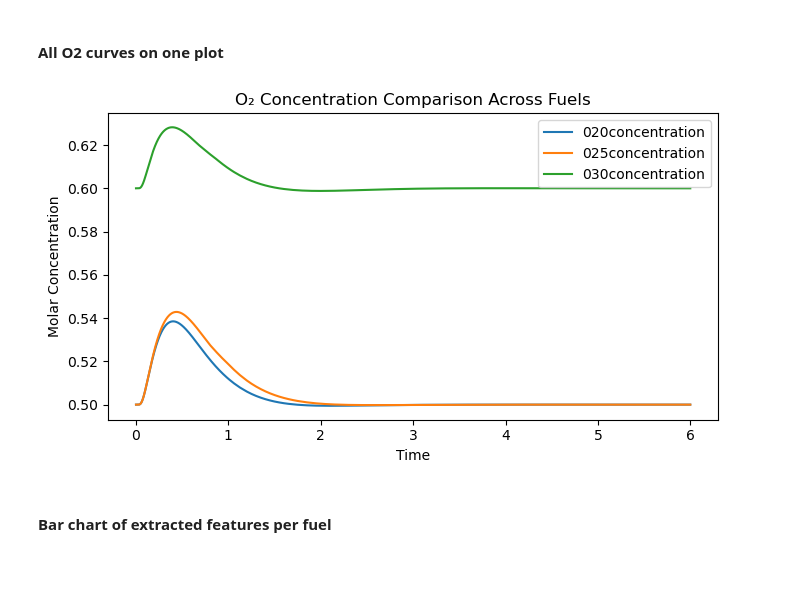
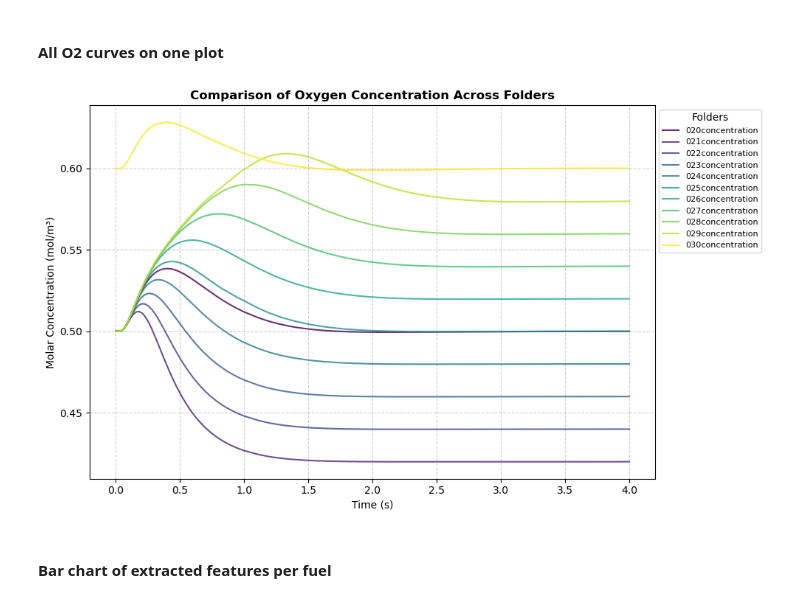
Before and after one commit to ZeIcaro/insights-combustion, a Jupyter notebook: combustion-tp.ipynb, the cells around one changed output. Drawn from its saved outputs; the diff is of its cells as text; code cells hidden in the pictures; blank space fills up the shorter version.

```diff
--- a/combustion-tp.ipynb
+++ b/combustion-tp.ipynb
@@ -476,14 +515,7 @@ Processing 030concentration...
 # %% [markdown]
 ### 2.2 Build feature matrix
 # %%
-folder_names = ["020concentration", "025concentration", "030concentration"]
-
-records = []
-for folder in folder_names:
-    feats = extract_features(dataframes, folder)
-    feats["simulation"] = folder   # keep track of which run
-    records.append(feats)
-
-df_features = pd.DataFrame(records).set_index("simulation")
+df_features = feature_matrix.copy()
+folder_names = list(df_features.index)
 print(df_features)
 # %% [output]
@@ -538,23 +598,42 @@ plt.show()
 # %% [markdown]
 #### All O2 curves on one plot
 # %%
-fig, ax = plt.subplots(figsize=(7, 4))
+fig, ax = plt.subplots(figsize=(10, 6))
 
-for folder_name in folder_names:
-    df_o2    = dataframes[(folder_name, "Oxygen_concentration")]
-    time_col = df_o2.iloc[:, 0].values
-    conc_col = df_o2.iloc[:, 1].values
-    ax.plot(time_col, conc_col, label=folder_name)
+# 1. Create a gradient colormap
+# 'viridis' is great for visibility; 'magma' or 'Blues' are also good options
+cmap = plt.cm.get_cmap('viridis')
+colors = cmap(np.linspace(0, 1, len(folder_names)))
 
-ax.set_xlabel("Time")
-ax.set_ylabel("Molar Concentration")
-ax.set_title("O₂ Concentration Comparison Across Fuels")
-ax.legend()
-plt.tight_layout()
-# plt.savefig("o2_comparison.png", dpi=150)
+for i, (folder, color) in enumerate(zip(folder_names, colors)):
+    key = (folder, "oxygen_concentration")
+    if key not in dataframes:
+        continue
+
+    # Data processing
+    df_o2      = dataframes[key]
+    time_cols  = get_data_columns(df_o2)
+    timestamps = parse_timestamps(time_cols)
+    values     = df_o2[time_cols].values.flatten()
+    interp     = np.interp(common_times, timestamps, values)
+
+    # 2. Plotting with label for the legend
+    ax.plot(common_times, interp, label=folder, color=color, linewidth=1.5, alpha=0.8)
+
+# 3. Adding Labels and Title
+ax.set_xlabel("Time (s)", fontsize=10)
+ax.set_ylabel("Molar Concentration (mol/m³)", fontsize=10)
+ax.set_title("Comparison of Oxygen Concentration Across Folders", fontsize=12, fontweight='bold')
+
+# 4. Adding the Legend
+# 'bbox_to_anchor' moves the legend outside if you have too many folders
+ax.legend(loc='upper left', bbox_to_anchor=(1, 1), fontsize=8, title="Folders")
+
+plt.grid(True, linestyle='--', alpha=0.6)
+plt.tight_layout() # Adjusts layout so legend isn't cut off
 plt.show()
 # %% [output]
-[figure, old version]
+[figure, new version]
 # %% [markdown]
 #### Bar chart of extracted features per fuel
 # %%
```
Also changed, not shown: parts of 21 cells of this notebook, 1 other file.
